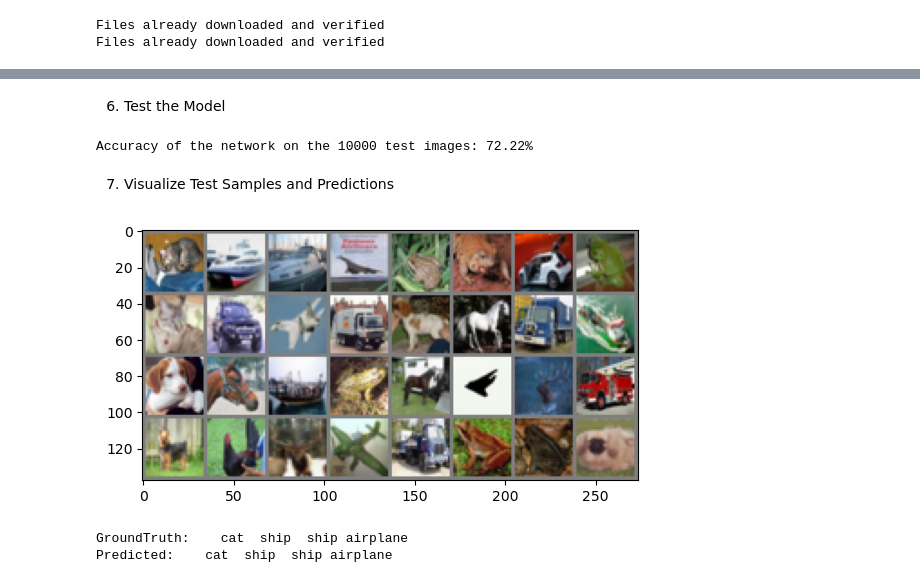
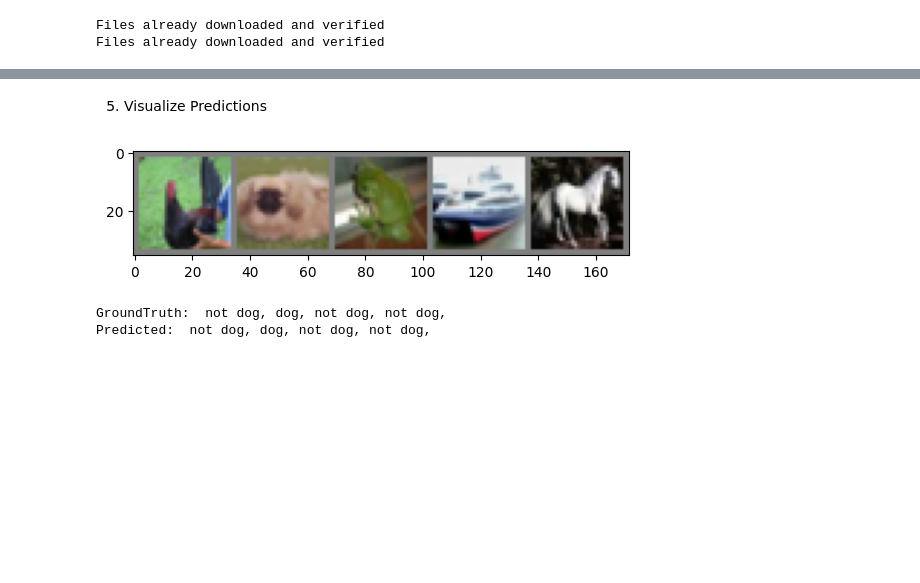
Before and after one commit to phdshinai/BuildYourOwnNeuralNetworks, a Jupyter notebook: 7.6 CNN Mini Project.ipynb, the cells around one changed output, grey strips where cells are left out. Saved outputs shown, nothing was run; the diff lists cells and outputs as text; code cells hidden in the pictures; blank space fills up the shorter version.

```diff
--- a/7.6 CNN Mini Project.ipynb
+++ b/7.6 CNN Mini Project.ipynb
@@ -35,14 +58,14 @@ class SimpleCNN(nn.Module):
         self.pool = nn.MaxPool2d(kernel_size=2, stride=2, padding=0)  # Max pooling layer
         self.conv2 = nn.Conv2d(32, 64, kernel_size=3, padding=1)  # Second convolutional layer
         self.fc1 = nn.Linear(64 * 8 * 8, 512)  # First fully connected layer
-        self.fc2 = nn.Linear(512, 10)  # Output layer (10 classes for CIFAR-10)
+        self.fc2 = nn.Linear(512, 1)  # Output layer (1 output for binary classification)
 
     def forward(self, x):
         x = self.pool(torch.relu(self.conv1(x)))  # Apply first convolution, ReLU, and pooling
         x = self.pool(torch.relu(self.conv2(x)))  # Apply second convolution, ReLU, and pooling
         x = x.view(-1, 64 * 8 * 8)  # Flatten the tensor
         x = torch.relu(self.fc1(x))  # Apply first fully connected layer and ReLU
-        x = self.fc2(x)  # Apply output layer
+        x = torch.sigmoid(self.fc2(x))  # Apply output layer with sigmoid activation
         return x
 
 net = SimpleCNN()
@@ -92,47 +130,31 @@ Finished Training
 # %% [markdown]
-6. Test the Model
+5. Visualize Predictions
 # %%
-correct = 0
-total = 0
-with torch.no_grad():
-    for data in testloader:
-        images, labels = data  # Get the images and labels from the DataLoader
-        outputs = net(images)  # Forward pass
-        _, predicted = torch.max(outputs.data, 1)  # Get the class with the highest score
-        total += labels.size(0)
-        correct += (predicted == labels).sum().item()
+def imshow(img):
+    img = img / 2 + 0.5  # Unnormalize
+    npimg = img.numpy()
+    plt.imshow(np.transpose(npimg, (1, 2, 0)))
+    plt.show()
 
-print(f"Accuracy of the network on the 10000 test images: {100 * correct / total:.2f}%")
+# Get some random test images
+dataiter = iter(testloader)
+images, labels = next(dataiter)
+
+# Randomly select 5 images
+indices = random.sample(range(len(images)), 5)
+images, labels = images[indices], labels[indices]
+
+# Show images
+imshow(torchvision.utils.make_grid(images))
+
+# Print ground truth
+print('GroundTruth: ', ' '.join('dog,' if labels[j] == 1 else 'not dog,' for j in range(4)))
+
+# Print predictions
+outputs = net(images)
+predicted = (outputs > 0.5).float()
+print('Predicted: ', ' '.join('dog,' if predicted[j] == 1 else 'not dog,' for j in range(4)))
 # %% [output]
+[figure, added]
-Accuracy of the network on the 10000 test images: 72.22%
+GroundTruth:  not dog, dog, not dog, not dog,
+Predicted:  not dog, dog, not dog, not dog,
-# %% [markdown]
-7. Visualize Test Samples and Predictions
-# %%
-import matplotlib.pyplot as plt
-import numpy as np
-import os
-os.environ['KMP_DUPLICATE_LIB_OK'] = 'True'
-def imshow(img):
-    img = img / 2 + 0.5  # Unnormalize
-    npimg = img.numpy()
-    plt.imshow(np.transpose(npimg, (1, 2, 0)))
-    plt.show()
-
-dataiter = iter(testloader)
-images, labels = next(dataiter)  # Use the next function to get the next batch of images and labels
-
-# Show images
-imshow(torchvision.utils.make_grid(images))
-
-# Print ground truth
-print('GroundTruth: ', ' '.join('%5s' % trainset.classes[labels[j]] for j in range(4)))
-
-# Print predictions
-outputs = net(images)
-_, predicted = torch.max(outputs, 1)
-
-print('Predicted: ', ' '.join('%5s' % trainset.classes[predicted[j]] for j in range(4)))
-# %% [output]
-[figure, removed]
-GroundTruth:    cat  ship  ship airplane
-Predicted:    cat  ship  ship airplane
```
Also changed, not shown: parts of 8 cells of this notebook, 1 other file.
